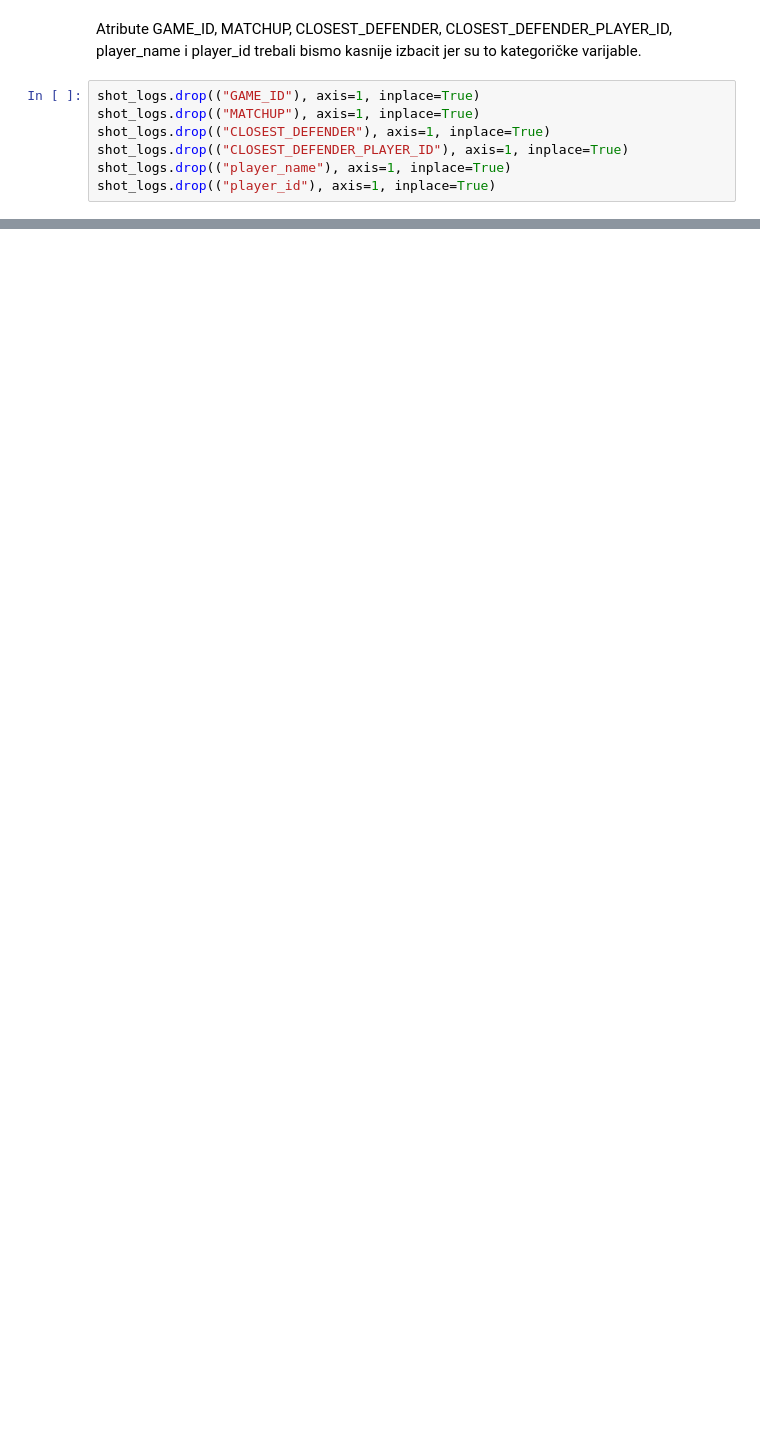
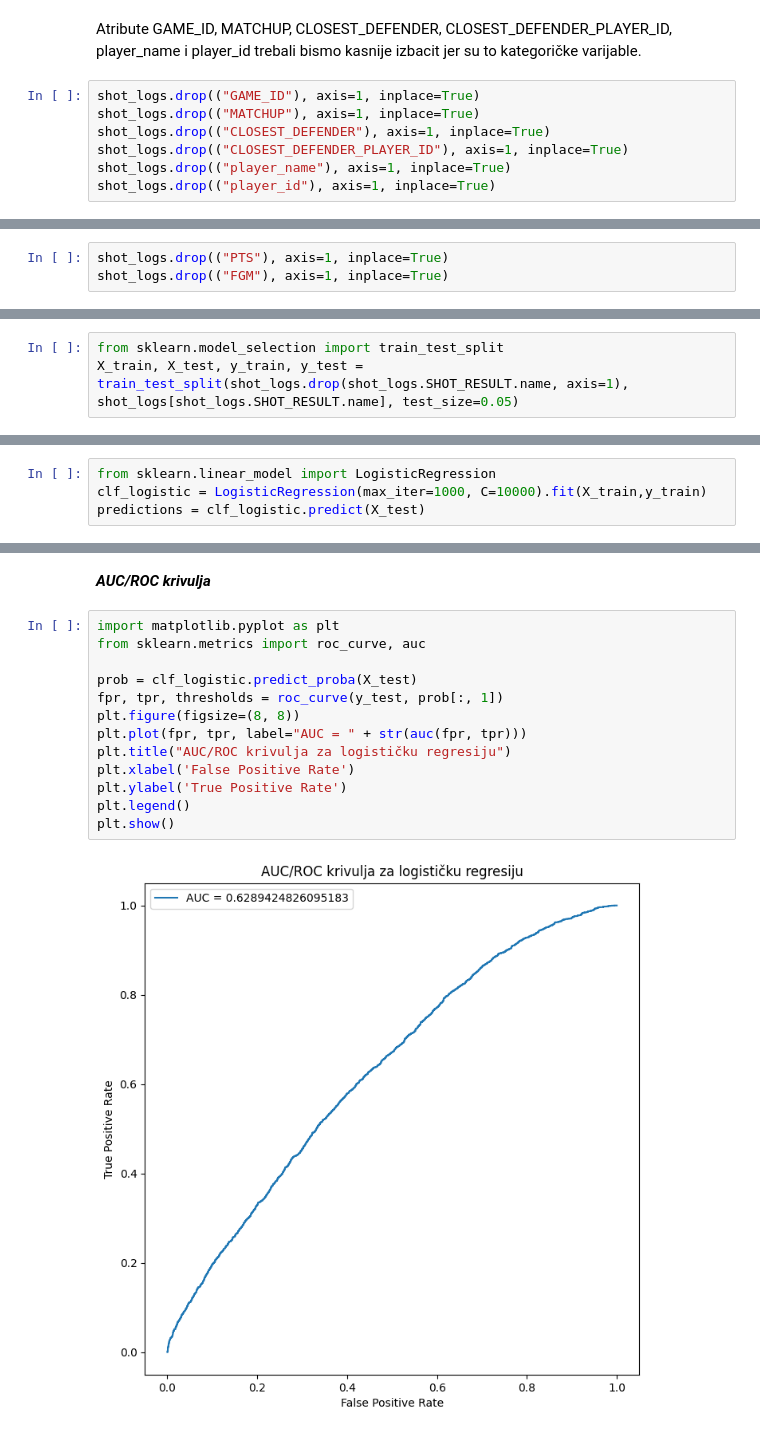
Before and after one commit to HrvojeHemetek/Predicting-NBA-Shots, a Jupyter notebook: Predicting_NBA_Shots.ipynb, the cells around one changed output, grey strips where cells are left out. Saved outputs shown, nothing was run; the diff lists cells and outputs as text; blank space fills up the shorter version.

```diff
--- a/Predicting_NBA_Shots.ipynb
+++ b/Predicting_NBA_Shots.ipynb
@@ -316,0 +344,3 @@ shot_logs.drop(("player_id"), axis=1, inplace=True)
+# %%
+shot_logs.drop(("PTS"), axis=1, inplace=True)
+shot_logs.drop(("FGM"), axis=1, inplace=True)
@@ -316,0 +354,3 @@ shot_logs.drop(("player_id"), axis=1, inplace=True)
+# %%
+from sklearn.model_selection import train_test_split
+X_train, X_test, y_train, y_test = train_test_split(shot_logs.drop(shot_logs.SHOT_RESULT.name, axis=1), shot_logs[shot_logs.SHOT_RESULT.name], test_size=0.05)
@@ -316,0 +380,4 @@ shot_logs.drop(("player_id"), axis=1, inplace=True)
+# %%
+from sklearn.linear_model import LogisticRegression
+clf_logistic = LogisticRegression(max_iter=1000, C=10000).fit(X_train,y_train)
+predictions = clf_logistic.predict(X_test)
@@ -316,0 +421,17 @@ shot_logs.drop(("player_id"), axis=1, inplace=True)
+# %% [markdown]
+***AUC/ROC krivulja***
+# %%
+import matplotlib.pyplot as plt
+from sklearn.metrics import roc_curve, auc
+
+prob = clf_logistic.predict_proba(X_test)
+fpr, tpr, thresholds = roc_curve(y_test, prob[:, 1])
+plt.figure(figsize=(8, 8))
+plt.plot(fpr, tpr, label="AUC = " + str(auc(fpr, tpr)))
+plt.title("AUC/ROC krivulja za logističku regresiju")
+plt.xlabel('False Positive Rate')
+plt.ylabel('True Positive Rate')
+plt.legend()
+plt.show()
+# %% [output]
+[figure, added]
```
Also changed, not shown: parts of 114 cells of this notebook.
